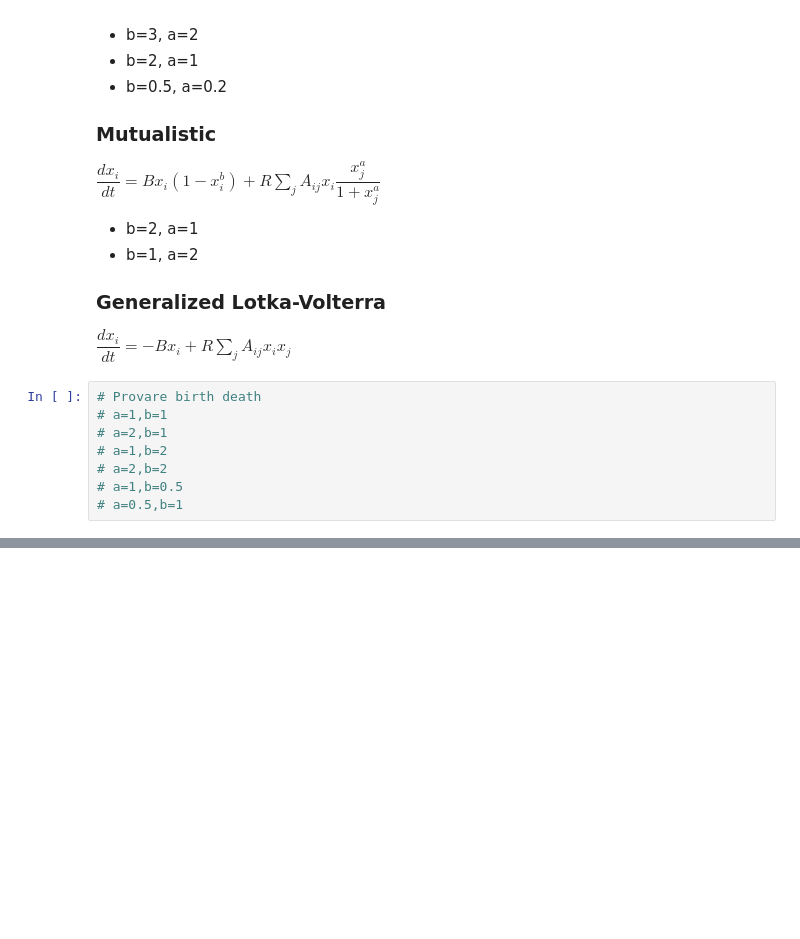
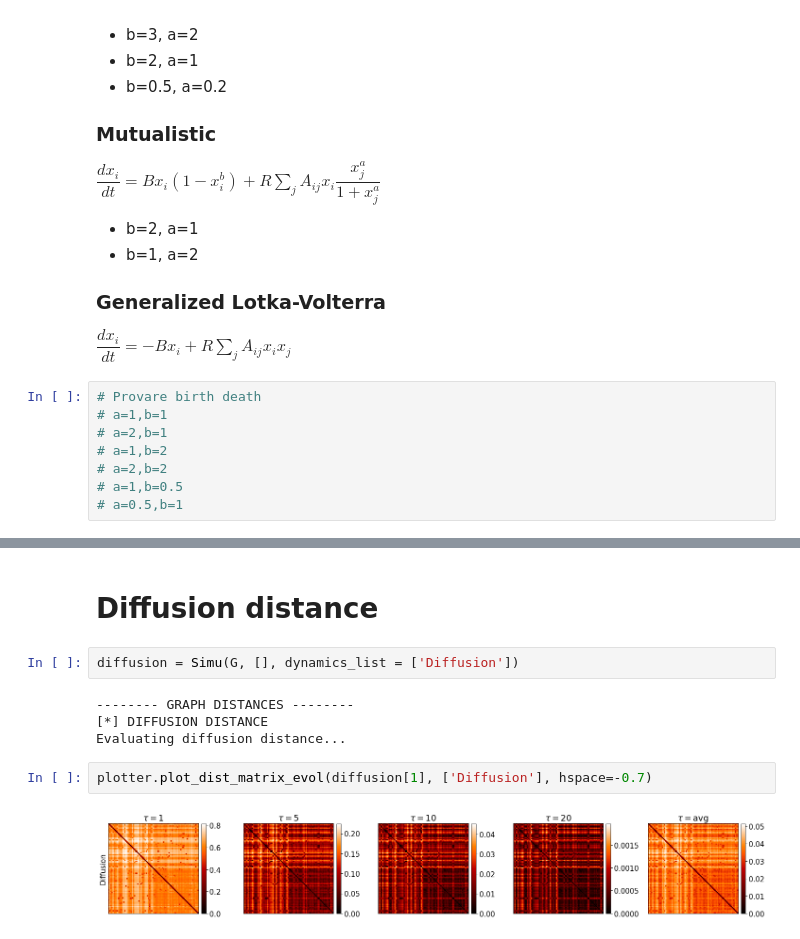
Before and after one commit to gbarzon/jacobian_geometry, a Jupyter notebook: Ecology.ipynb, the cells around one changed output, grey strips where cells are left out. Cells and saved outputs as stored; diff of their text form; blank space fills up the shorter version.

```diff
--- a/Ecology.ipynb
+++ b/Ecology.ipynb
@@ -69,0 +210,12 @@ print(np.where(np.sum(A,axis=1)==0))
+# %% [markdown]
+# Diffusion distance
+# %%
+diffusion = Simu(G, [], dynamics_list = ['Diffusion'])
+# %% [output]
+-------- GRAPH DISTANCES --------
+[*] DIFFUSION DISTANCE
+Evaluating diffusion distance...
+# %%
+plotter.plot_dist_matrix_evol(diffusion[1], ['Diffusion'], hspace=-0.7)
+# %% [output]
+[figure, added]
```
Also changed, not shown: parts of 29 cells of this notebook, 7 other files.
